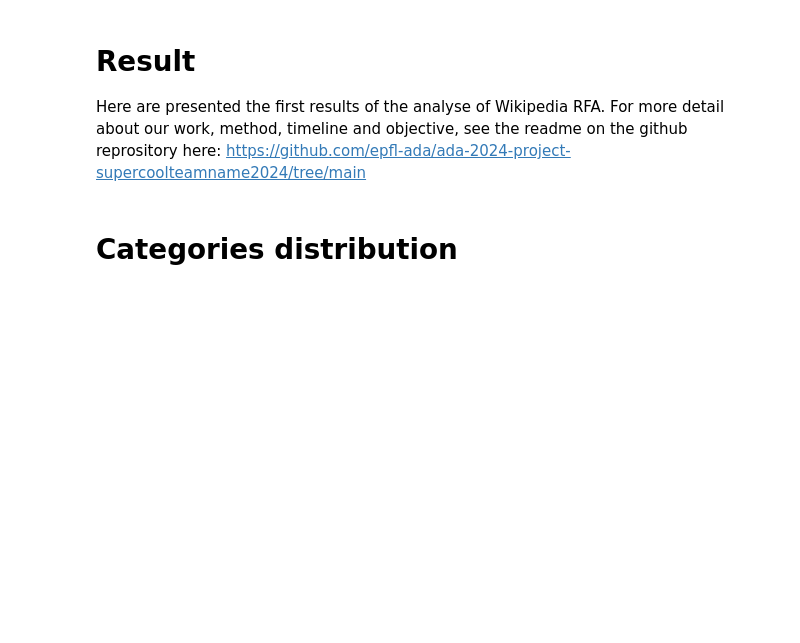
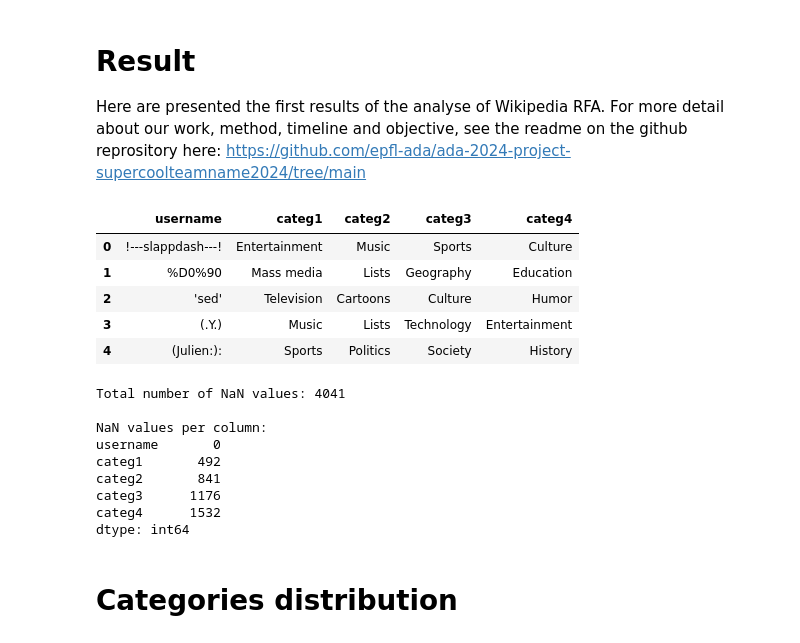
Before and after one commit to epfl-ada/ada-2024-project-supercoolteamname2024, a Jupyter notebook: Result.ipynb, the cells around one changed output. Drawn from its saved outputs; the diff is of its cells as text; code cells hidden in the pictures; blank space fills up the shorter version.

```diff
--- a/Result.ipynb
+++ b/Result.ipynb
@@ -35,3 +5,83 @@ topic_counts_df["Count"] = topic_counts_df["Topic"].map(topic_counts).fillna(0).
+# %%
+import pandas as pd
+import numpy as np
+import matplotlib.pyplot as plt
+from collections import Counter
+import re
+import os
+import csv
+
+
+# Read the data from classifications.txt file
+file_path = os.path.join('data', 'user_categories_clean.csv')
+
+# Parse the file with careful handling for embedded commas and quotes
+rows = []
+with open(file_path, 'r') as file:
+    reader = csv.reader(file, delimiter=',', quotechar='"', skipinitialspace=True)
+    for line in reader:
+        rows.append(line)
+
+# Create a DataFrame from parsed data
+df = pd.DataFrame(rows[1:], columns=rows[0])  # Use the first row as the header
+
+# Fix incorrect splits for usernames or categories
+# Combine values if a row has more columns than expected (e.g., 5)
+fixed_rows = []
+expected_columns = len(rows[0])  # Expecting 5 columns (username + 4 categories)
+for row in rows[1:]:
+    if len(row) > expected_columns:
+        fixed_row = row[:expected_columns - 1] + [','.join(row[expected_columns - 1:])]
+        fixed_rows.append(fixed_row)
+    elif len(row) == expected_columns:
+        fixed_rows.append(row)
+
+# Create a DataFrame from fixed rows
+df = pd.DataFrame(fixed_rows, columns=rows[0])
+
+# Replace non-matching categories with NaN
+categories = [
+    "Arts", "Academic disciplines", "Business", "Biology", "Communication", "Concepts", "Culture", "Economy", "Education", "Energy",
+    "Engineering", "Environment", "Entertainment", "Entities", "Food and drink", "Geography", "Government", "Health", "History",
+    "Human behavior", "Humanities", "Information", "Internet", "Knowledge", "Language", "Law", "Life", "Lists", "Literature",
+    "Mass media", "Media", "Mathematics", "Military", "Music", "Nature", "People", "Philosophy", "Politics", "Religion", "Science",
+    "Society", "Sports", "Technology", "Time", "Transportation", "Television", "Universe"
+]
+
+
+# Display the updated DataFrame
+display(df.head())
+for col in df.columns[1:]:  # Exclude the first column (username)
+    df[col] = df[col].apply(lambda x: x if x in categories else np.nan)
+
+# Count the total number of NaN values in the DataFrame
+total_nans = df.isna().sum().sum()
+
+# Print the result
+print(f"Total number of NaN values: {total_nans}")
+
+# Count NaN values per column
+nans_per_column = df.isna().sum()
+
+# Print the per-column breakdown
+print("\nNaN values per column:")
+print(nans_per_column)
+# %% [output]
+|  | username | categ1 | categ2 | categ3 | categ4 |
+| 0 | !---slappdash---! | Entertainment | Music | Sports | Culture |
+| 1 | %D0%90 | Mass media | Lists | Geography | Education |
+| 2 | 'sed' | Television | Cartoons | Culture | Humor |
+| 3 | (.Y.) | Music | Lists | Technology | Entertainment |
+| 4 | (Julien:): | Sports | Politics | Society | History |
+Total number of NaN values: 4041
+
+NaN values per column:
+username       0
+categ1       492
+categ2       841
+categ3      1176
+categ4      1532
+dtype: int64
 # %% [markdown]
 # Categories distribution
 # %%
```
Also changed, not shown: parts of 5 cells of this notebook.
